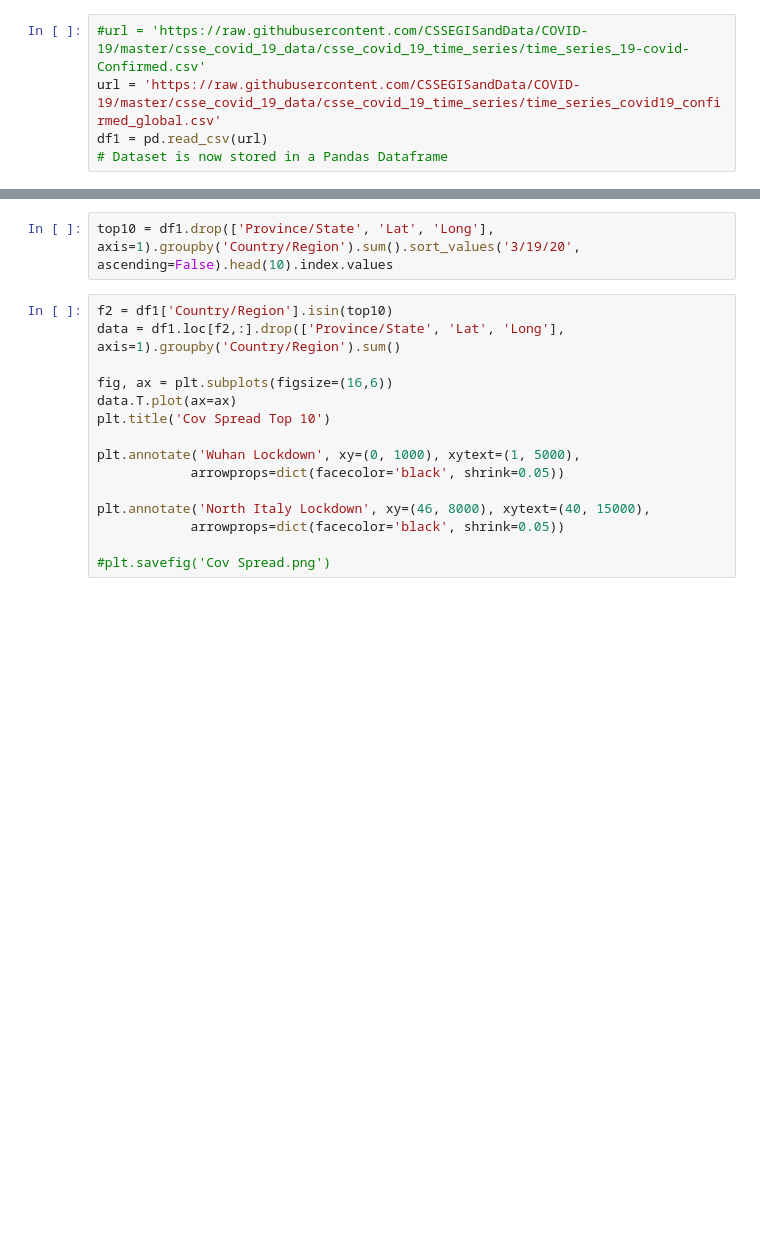
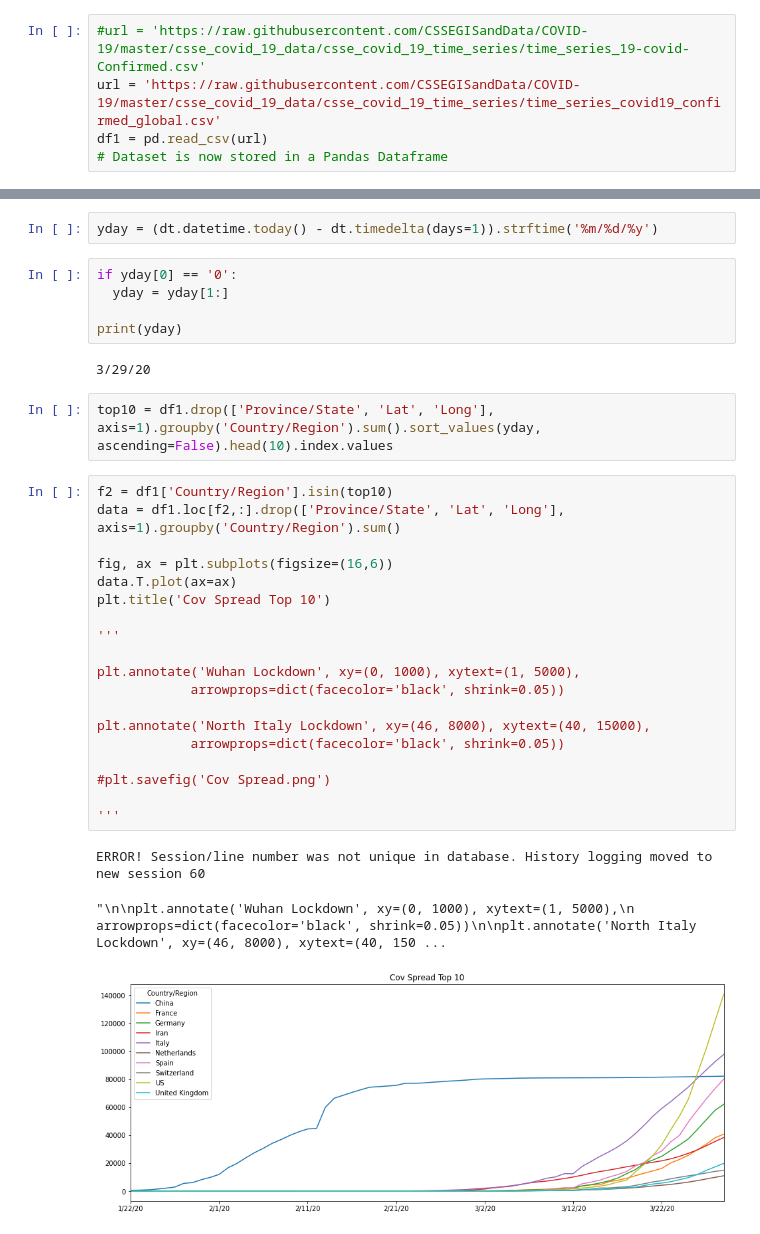
Before and after one commit to rajivsresearch/Corona, a Jupyter notebook: Corona Heatmap/Visualize_Covid19_Dataset.ipynb, the cells around one changed output, grey strips where cells are left out. Drawn from its saved outputs; the diff is of its cells as text; blank space fills up the shorter version.

```diff
--- a/Corona Heatmap/Visualize_Covid19_Dataset.ipynb
+++ b/Corona Heatmap/Visualize_Covid19_Dataset.ipynb
@@ -43,17 +51,34 @@ plt.title('Cov Heat Map')
+# %%
+yday = (dt.datetime.today() - dt.timedelta(days=1)).strftime('%m/%d/%y')
+# %%
+if yday[0] == '0':
+  yday = yday[1:]
+
+print(yday)
+# %% [output]
+3/29/20
 # %%
-top10 = df1.drop(['Province/State', 'Lat', 'Long'], axis=1).groupby('Country/Region').sum().sort_values('3/19/20', ascending=False).head(10).index.values
+top10 = df1.drop(['Province/State', 'Lat', 'Long'], axis=1).groupby('Country/Region').sum().sort_values(yday, ascending=False).head(10).index.values
 # %%
 f2 = df1['Country/Region'].isin(top10)
 data = df1.loc[f2,:].drop(['Province/State', 'Lat', 'Long'], axis=1).groupby('Country/Region').sum()
 
 fig, ax = plt.subplots(figsize=(16,6))
 data.T.plot(ax=ax)
 plt.title('Cov Spread Top 10')
 
+'''
+
 plt.annotate('Wuhan Lockdown', xy=(0, 1000), xytext=(1, 5000),
             arrowprops=dict(facecolor='black', shrink=0.05))
 
 plt.annotate('North Italy Lockdown', xy=(46, 8000), xytext=(40, 15000),
             arrowprops=dict(facecolor='black', shrink=0.05))
 
 #plt.savefig('Cov Spread.png')
+
+'''
+# %% [output]
+ERROR! Session/line number was not unique in database. History logging moved to new session 60
+"\n\nplt.annotate('Wuhan Lockdown', xy=(0, 1000), xytext=(1, 5000),\n            arrowprops=dict(facecolor='black', shrink=0.05))\n\nplt.annotate('North Italy Lockdown', xy=(46, 8000), xytext=(40, 150 ...
+[figure, added]
```
Also changed, not shown: parts of 3 cells of this notebook.
